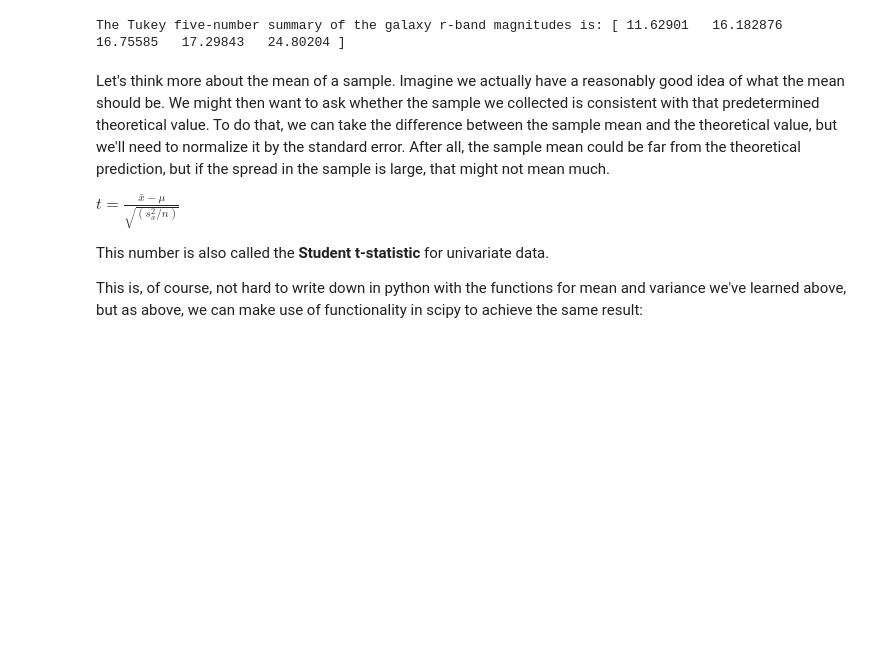
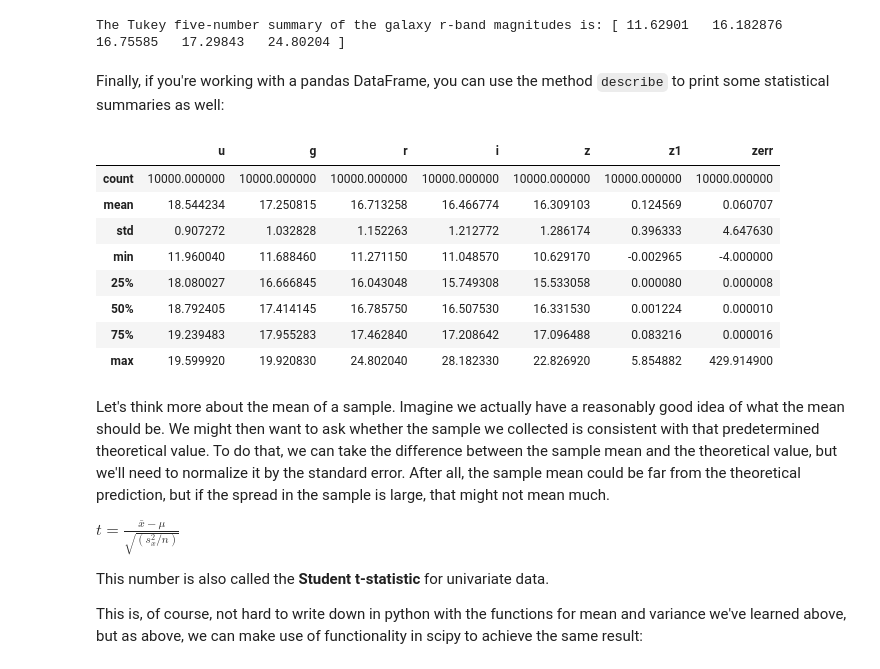
Before and after one commit to AstroHackWeek/AstroHackWeek2015, a Jupyter notebook: day1/day1_numericalsummaries.ipynb, the cells around one changed output. Drawn from its saved outputs; the diff is of its cells as text; code cells hidden in the pictures; blank space fills up the shorter version.

Commit message:
Finished numerical summaries notebook

```diff
--- a/day1/day1_numericalsummaries.ipynb
+++ b/day1/day1_numericalsummaries.ipynb
@@ -216,6 +209,20 @@ def tukey_five_number(x):
 print("The Tukey five-number summary of the galaxy r-band magnitudes is: " + str(tukey_five_number(x)))
 # %% [output]
 The Tukey five-number summary of the galaxy r-band magnitudes is: [ 11.62901   16.182876  16.75585   17.29843   24.80204 ]
+# %% [markdown]
+Finally, if you're working with a pandas DataFrame, you can use the method `describe` to print some statistical summaries as well:
+# %%
+df.describe()
+# %% [output]
+|  | u | g | r | i | z | z1 | zerr |
+| count | 10000.000000 | 10000.000000 | 10000.000000 | 10000.000000 | 10000.000000 | 10000.000000 | 10000.000000 |
+| mean | 18.544234 | 17.250815 | 16.713258 | 16.466774 | 16.309103 | 0.124569 | 0.060707 |
+| std | 0.907272 | 1.032828 | 1.152263 | 1.212772 | 1.286174 | 0.396333 | 4.647630 |
+| min | 11.960040 | 11.688460 | 11.271150 | 11.048570 | 10.629170 | -0.002965 | -4.000000 |
+| 25% | 18.080027 | 16.666845 | 16.043048 | 15.749308 | 15.533058 | 0.000080 | 0.000008 |
+| 50% | 18.792405 | 17.414145 | 16.785750 | 16.507530 | 16.331530 | 0.001224 | 0.000010 |
+| 75% | 19.239483 | 17.955283 | 17.462840 | 17.208642 | 17.096488 | 0.083216 | 0.000016 |
+| max | 19.599920 | 19.920830 | 24.802040 | 28.182330 | 22.826920 | 5.854882 | 429.914900 |
 # %% [markdown]
 Let's think more about the mean of a sample. Imagine we actually have a reasonably good idea of what the mean should be. We might then want to ask whether the sample we collected is consistent with that predetermined theoretical value. To do that, we can take the difference between the sample mean and the theoretical value, but we'll need to normalize it by the standard error. After all, the sample mean could be far from the theoretical prediction, but if the spread in the sample is large, that might not mean much.
 
```
Also changed, not shown: parts of 21 cells of this notebook.
